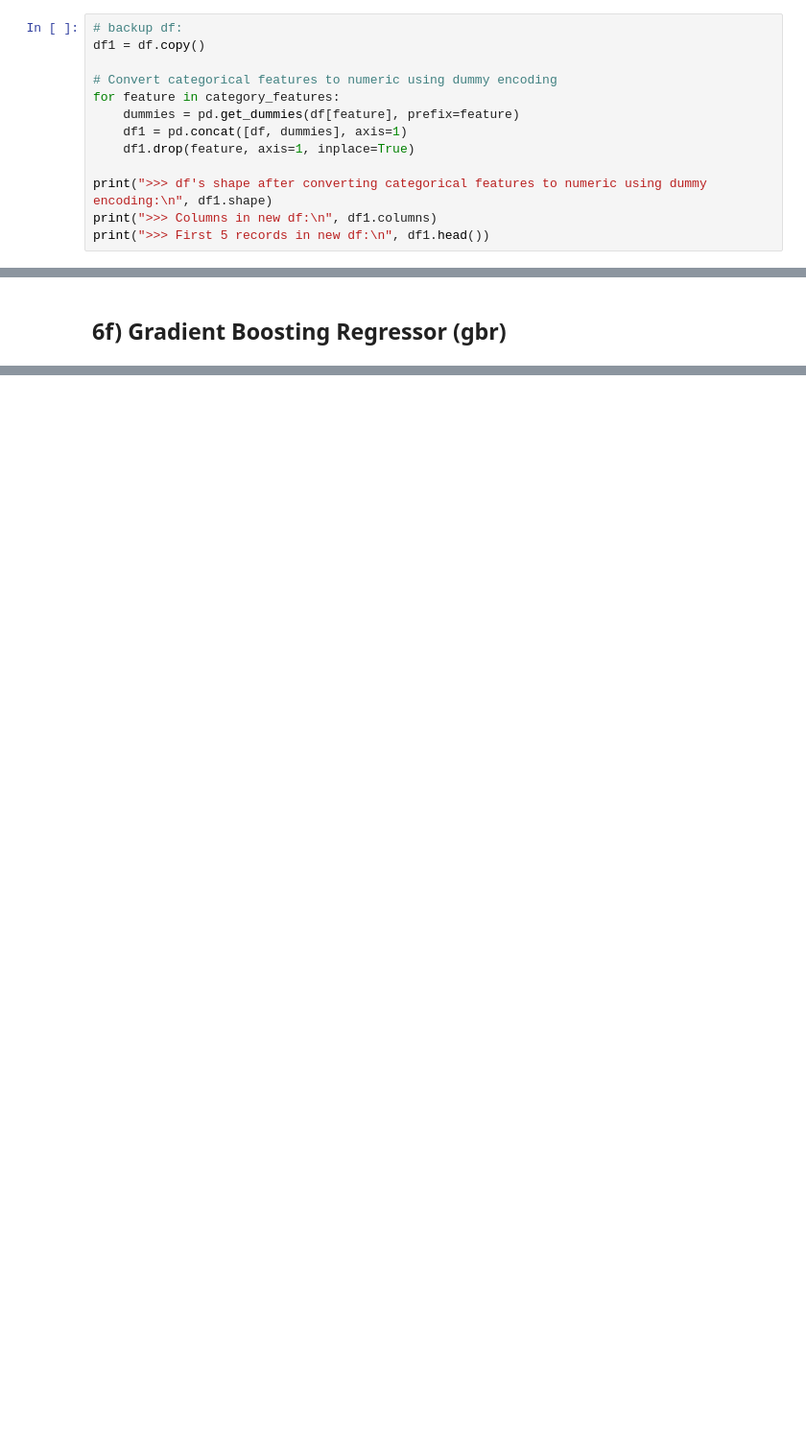
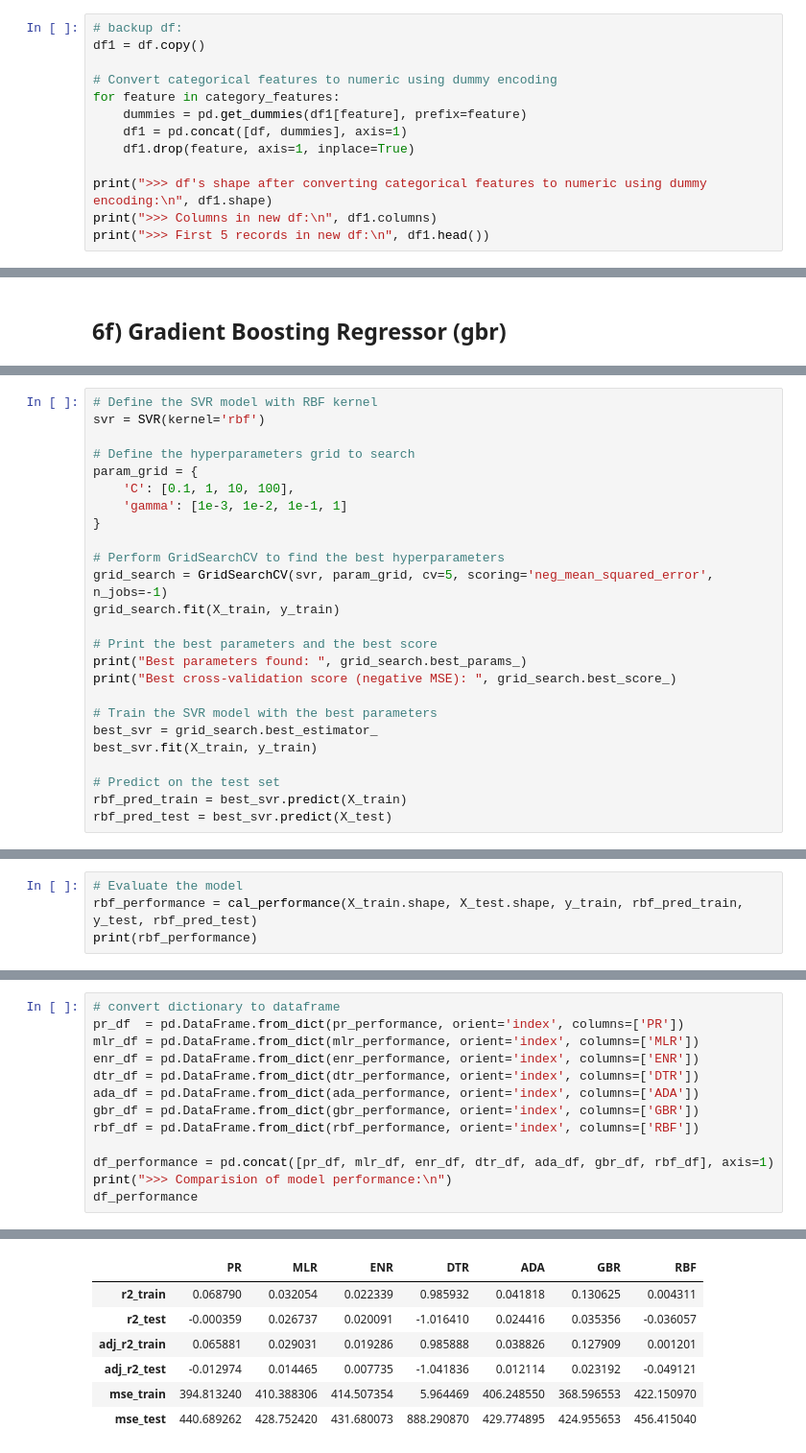
Before and after one commit to dy018/project105, a Jupyter notebook: 105_ML_project_song.ipynb, the cells around one changed output, grey strips where cells are left out. Shown at 96% size. Saved outputs shown, nothing was run; the diff lists cells and outputs as text; blank space fills up the shorter version.

```diff
--- a/105_ML_project_song.ipynb
+++ b/105_ML_project_song.ipynb
@@ -197,7 +205,7 @@ df1 = df.copy()
 
 # Convert categorical features to numeric using dummy encoding
 for feature in category_features:
-    dummies = pd.get_dummies(df[feature], prefix=feature)
+    dummies = pd.get_dummies(df1[feature], prefix=feature)
     df1 = pd.concat([df, dummies], axis=1)
     df1.drop(feature, axis=1, inplace=True)
 
@@ -512,0 +542,25 @@ print(gbr_performance)
+# %%
+# Define the SVR model with RBF kernel
+svr = SVR(kernel='rbf')
+
+# Define the hyperparameters grid to search
+param_grid = {
+    'C': [0.1, 1, 10, 100],
+    'gamma': [1e-3, 1e-2, 1e-1, 1]
+}
+
+# Perform GridSearchCV to find the best hyperparameters
+grid_search = GridSearchCV(svr, param_grid, cv=5, scoring='neg_mean_squared_error', n_jobs=-1)
+grid_search.fit(X_train, y_train)
+
+# Print the best parameters and the best score
+print("Best parameters found: ", grid_search.best_params_)
+print("Best cross-validation score (negative MSE): ", grid_search.best_score_)
+
+# Train the SVR model with the best parameters
+best_svr = grid_search.best_estimator_
+best_svr.fit(X_train, y_train)
+
+# Predict on the test set
+rbf_pred_train = best_svr.predict(X_train)
+rbf_pred_test = best_svr.predict(X_test)
@@ -512,0 +570,4 @@ print(gbr_performance)
+# %%
+# Evaluate the model
+rbf_performance = cal_performance(X_train.shape, X_test.shape, y_train, rbf_pred_train, y_test, rbf_pred_test)
+print(rbf_performance)
@@ -512,0 +578,14 @@ print(gbr_performance)
+# %%
+# convert dictionary to dataframe
+pr_df  = pd.DataFrame.from_dict(pr_performance, orient='index', columns=['PR'])
+mlr_df = pd.DataFrame.from_dict(mlr_performance, orient='index', columns=['MLR'])
+enr_df = pd.DataFrame.from_dict(enr_performance, orient='index', columns=['ENR'])
+dtr_df = pd.DataFrame.from_dict(dtr_performance, orient='index', columns=['DTR'])
+ada_df = pd.DataFrame.from_dict(ada_performance, orient='index', columns=['ADA'])
+gbr_df = pd.DataFrame.from_dict(gbr_performance, orient='index', columns=['GBR'])
+rbf_df = pd.DataFrame.from_dict(rbf_performance, orient='index', columns=['RBF'])
+
+df_performance = pd.concat([pr_df, mlr_df, enr_df, dtr_df, ada_df, gbr_df, rbf_df], axis=1)
+print(">>> Comparision of model performance:\n")
+df_performance
+# %% [output]
@@ -512,0 +593,7 @@ print(gbr_performance)
+|  | PR | MLR | ENR | DTR | ADA | GBR | RBF |
+| r2_train | 0.068790 | 0.032054 | 0.022339 | 0.985932 | 0.041818 | 0.130625 | 0.004311 |
+| r2_test | -0.000359 | 0.026737 | 0.020091 | -1.016410 | 0.024416 | 0.035356 | -0.036057 |
+| adj_r2_train | 0.065881 | 0.029031 | 0.019286 | 0.985888 | 0.038826 | 0.127909 | 0.001201 |
+| adj_r2_test | -0.012974 | 0.014465 | 0.007735 | -1.041836 | 0.012114 | 0.023192 | -0.049121 |
+| mse_train | 394.813240 | 410.388306 | 414.507354 | 5.964469 | 406.248550 | 368.596553 | 422.150970 |
+| mse_test | 440.689262 | 428.752420 | 431.680073 | 888.290870 | 429.774895 | 424.955653 | 456.415040 |
```
Also changed, not shown: parts of 46 cells of this notebook.
